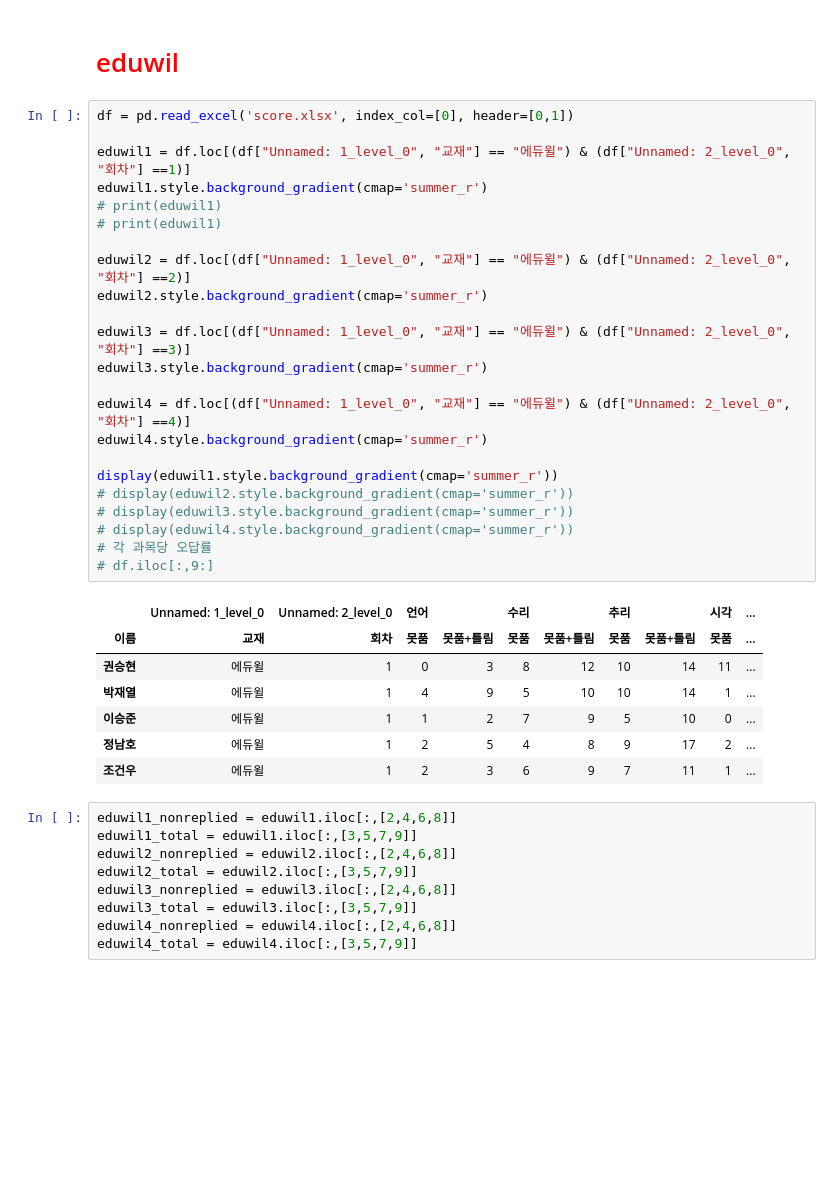
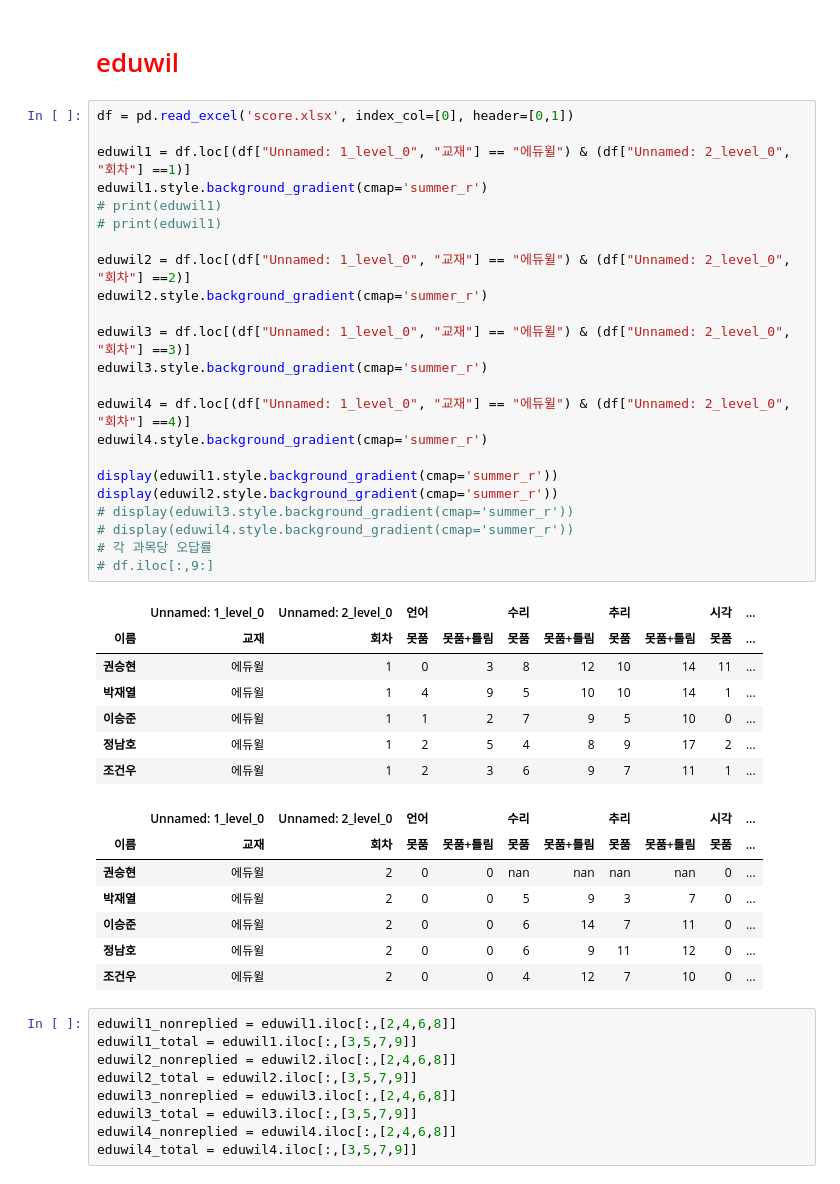
Before and after one commit to jeongnamho/gsat, a Jupyter notebook: 20_second/eduwil.ipynb, the cells around one changed output. Cells and saved outputs as stored; diff of their text form; blank space fills up the shorter version.

```diff
--- a/20_second/eduwil.ipynb
+++ b/20_second/eduwil.ipynb
@@ -39,34 +44,41 @@ df.style.set_properties(subset=[("언어", "못품+틀림"), ("수리", "못품+
 # %%
 df = pd.read_excel('score.xlsx', index_col=[0], header=[0,1])
 
 eduwil1 = df.loc[(df["Unnamed: 1_level_0", "교재"] == "에듀윌") & (df["Unnamed: 2_level_0", "회차"] ==1)]
 eduwil1.style.background_gradient(cmap='summer_r')
 # print(eduwil1)
 # print(eduwil1)
 
 eduwil2 = df.loc[(df["Unnamed: 1_level_0", "교재"] == "에듀윌") & (df["Unnamed: 2_level_0", "회차"] ==2)]
 eduwil2.style.background_gradient(cmap='summer_r')
 
 eduwil3 = df.loc[(df["Unnamed: 1_level_0", "교재"] == "에듀윌") & (df["Unnamed: 2_level_0", "회차"] ==3)]
 eduwil3.style.background_gradient(cmap='summer_r')
 
 eduwil4 = df.loc[(df["Unnamed: 1_level_0", "교재"] == "에듀윌") & (df["Unnamed: 2_level_0", "회차"] ==4)]
 eduwil4.style.background_gradient(cmap='summer_r')
 
 display(eduwil1.style.background_gradient(cmap='summer_r'))
-# display(eduwil2.style.background_gradient(cmap='summer_r'))
+display(eduwil2.style.background_gradient(cmap='summer_r'))
 # display(eduwil3.style.background_gradient(cmap='summer_r'))
 # display(eduwil4.style.background_gradient(cmap='summer_r'))
 # 각 과목당 오답률
 # df.iloc[:,9:]
 # %% [output]
 |  | Unnamed: 1_level_0 | Unnamed: 2_level_0 | 언어 |  | 수리 |  | 추리 |  | 시각 | ... |
 | 이름 | 교재 | 회차 | 못품 | 못품+틀림 | 못품 | 못품+틀림 | 못품 | 못품+틀림 | 못품 | ... |
 | 권승현 | 에듀윌 | 1 | 0 | 3 | 8 | 12 | 10 | 14 | 11 | ... |
 | 박재열 | 에듀윌 | 1 | 4 | 9 | 5 | 10 | 10 | 14 | 1 | ... |
 | 이승준 | 에듀윌 | 1 | 1 | 2 | 7 | 9 | 5 | 10 | 0 | ... |
 | 정남호 | 에듀윌 | 1 | 2 | 5 | 4 | 8 | 9 | 17 | 2 | ... |
 | 조건우 | 에듀윌 | 1 | 2 | 3 | 6 | 9 | 7 | 11 | 1 | ... |
+|  | Unnamed: 1_level_0 | Unnamed: 2_level_0 | 언어 |  | 수리 |  | 추리 |  | 시각 | ... |
+| 이름 | 교재 | 회차 | 못품 | 못품+틀림 | 못품 | 못품+틀림 | 못품 | 못품+틀림 | 못품 | ... |
+| 권승현 | 에듀윌 | 2 | 0 | 0 | nan | nan | nan | nan | 0 | ... |
+| 박재열 | 에듀윌 | 2 | 0 | 0 | 5 | 9 | 3 | 7 | 0 | ... |
+| 이승준 | 에듀윌 | 2 | 0 | 0 | 6 | 14 | 7 | 11 | 0 | ... |
+| 정남호 | 에듀윌 | 2 | 0 | 0 | 6 | 9 | 11 | 12 | 0 | ... |
+| 조건우 | 에듀윌 | 2 | 0 | 0 | 4 | 12 | 7 | 10 | 0 | ... |
 # %%
 eduwil1_nonreplied = eduwil1.iloc[:,[2,4,6,8]]
 eduwil1_total = eduwil1.iloc[:,[3,5,7,9]]
```
Also changed, not shown: parts of 3 cells of this notebook, 1 other file.
